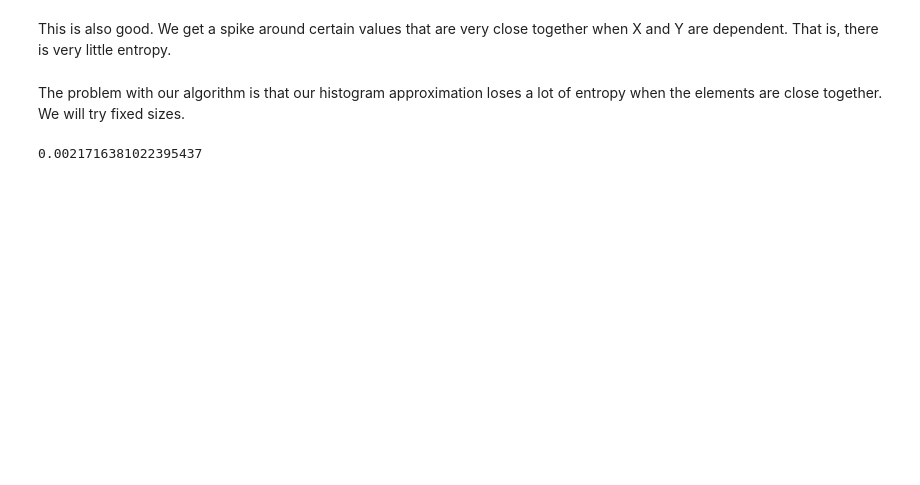
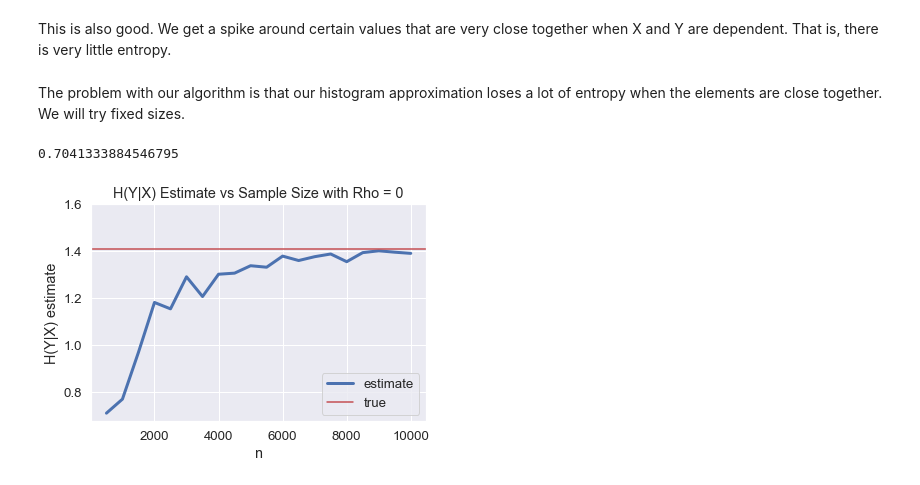
Before and after one commit to rguo123/conditional_entropy_forests, a Jupyter notebook: Continuous Data.ipynb, the cells around one changed output. Saved outputs shown, nothing was run; the diff lists cells and outputs as text; code cells hidden in the pictures; blank space fills up the shorter version.

```diff
--- a/Continuous Data.ipynb
+++ b/Continuous Data.ipynb
@@ -374,8 +370,33 @@ def rf_entropy_estimate_bagging(X, y, n_estimators = 200, max_samples = .32, boo
     return np.mean(entropy_estimates)
 np.warnings.filterwarnings('ignore')
 
-X, y = get_cont_sample(2000, 1)
+X, y = get_cont_sample(5000, 0)
 X = np.array(X).reshape(-1, 1)
-rf_entropy_estimate_bagging(X, y, 200, .32)
+rf_entropy_estimate_bagging(X, y, 500, .32)
 # %% [output]
-0.0021716381022395437
+0.7041333884546795
+# %%
+from matplotlib import pyplot as plt
+%matplotlib inline
+
+from tqdm import tqdm_notebook
+def get_cond_entropy_vs_n(rho):
+    conditional_entropy = []
+    sample_sizes = [i*500 for i in range(1, 21)]
+    for elem in tqdm_notebook(sample_sizes):
+        X, y = get_cont_sample(elem, rho)
+        conditional_entropy.append(rf_entropy_estimate_bagging(np.array(X).reshape(-1, 1), y, 300, .32, depth = 30))
+    return sample_sizes, conditional_entropy
+
+sample_sizes, cond_entropy = get_cond_entropy_vs_n(0)
+plt.scatter(sample_sizes, cond_entropy, marker = "None",)
+line_est, = plt.plot(sample_sizes, cond_entropy, label = "estimate", linewidth = 3)
+line_true = plt.axhline(y=1.41, color='r', linestyle='-', label = "true")
+plt.xlabel("n")
+plt.ylabel("H(Y|X) estimate")
+plt.ylim(ymax = 1.6)
+plt.legend(handles=[line_est, line_true])
+plt.title("H(Y|X) Estimate vs Sample Size with Rho = 0")
+plt.show()
+# %% [output]
+[figure, added]
```
Also changed, not shown: parts of 9 cells of this notebook, 3 other files.
